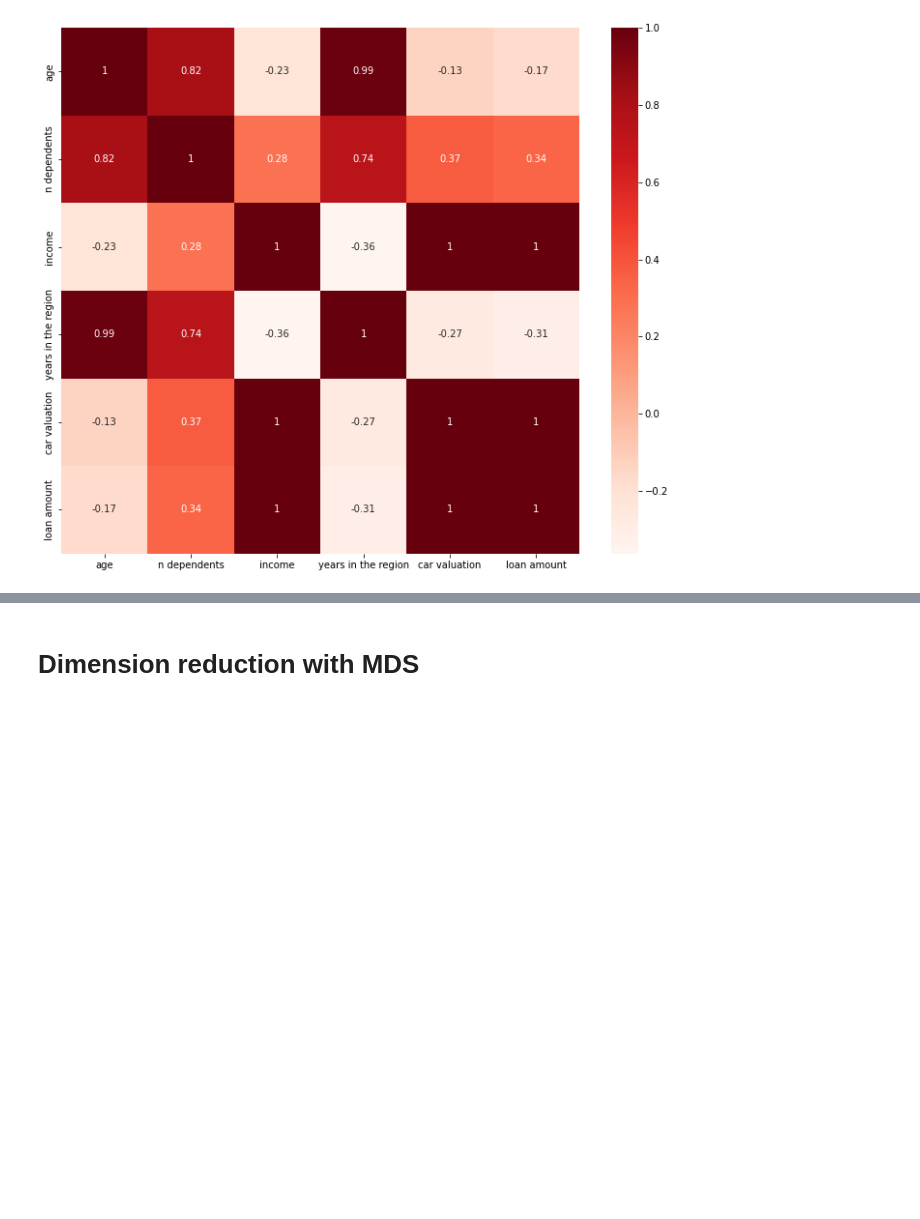
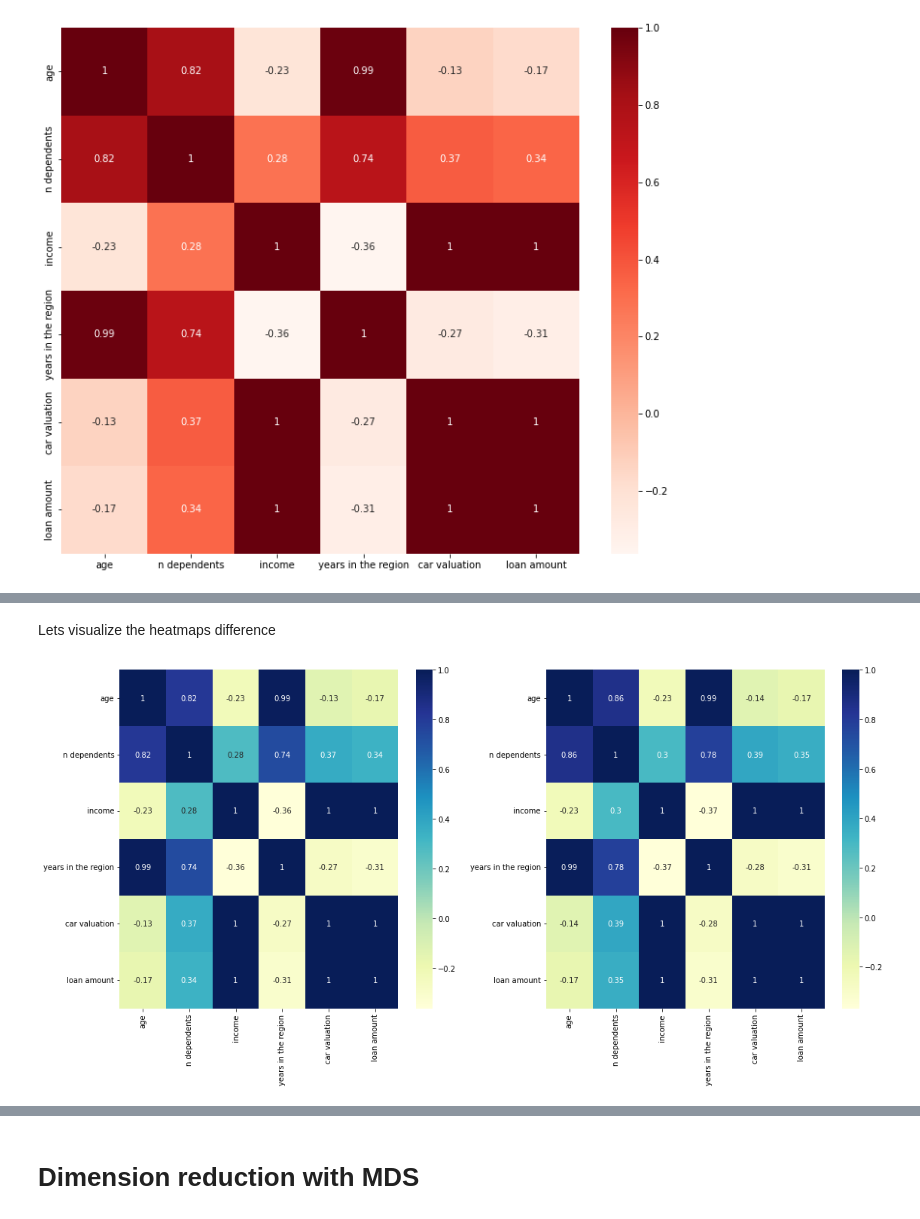
Before and after one commit to HSEDataAnalysis/LAB2, a Jupyter notebook: main.ipynb, the cells around one changed output, grey strips where cells are left out. Saved outputs shown, nothing was run; the diff lists cells and outputs as text; code cells hidden in the pictures; blank space fills up the shorter version.

```diff
--- a/main.ipynb
+++ b/main.ipynb
@@ -103,0 +256,2 @@ draw_corr_mat(df)
+# %%
+chosen_number_of_components = 2
@@ -103,0 +260,2 @@ draw_corr_mat(df)
+# %%
+Z_k =  U[:, :chosen_number_of_components] @ np.diag(S)[:chosen_number_of_components, :chosen_number_of_components] @ VT[:chosen_number_of_components, :]
@@ -103,0 +294,2 @@ draw_corr_mat(df)
+# %%
+Z_k_dataframe = pd.DataFrame(Z_k, columns=col_names)
@@ -103,0 +305,9 @@ draw_corr_mat(df)
+# %% [markdown]
+Lets visualize the heatmaps difference
+# %%
+fig, axs = plt.subplots(ncols=2, figsize=(16, 8), )
+sns.heatmap(df_normalized.corr(),annot=True,cmap="YlGnBu", ax=axs[0])
+sns.heatmap(Z_k_dataframe.corr(),annot=True,cmap="YlGnBu", ax=axs[1])
+fig.tight_layout()
+# %% [output]
+[figure, added]
```
Also changed, not shown: parts of 39 cells of this notebook.
